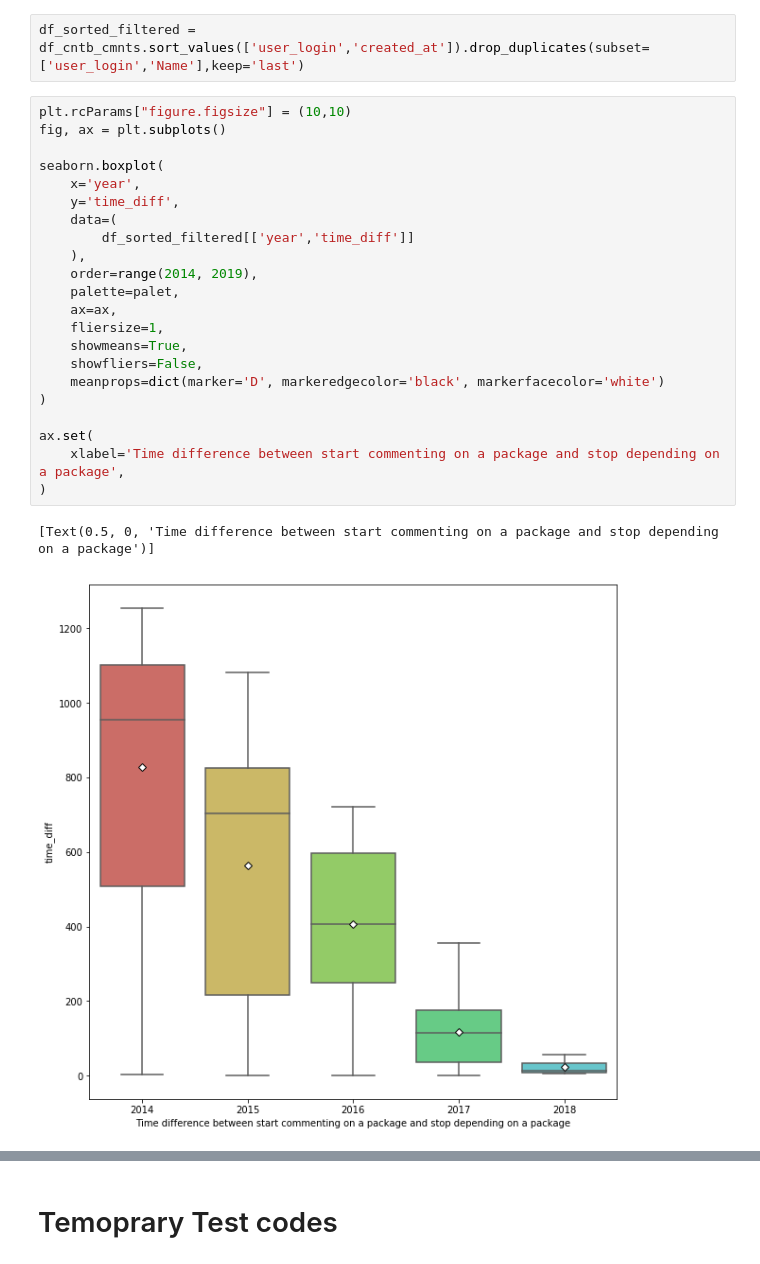
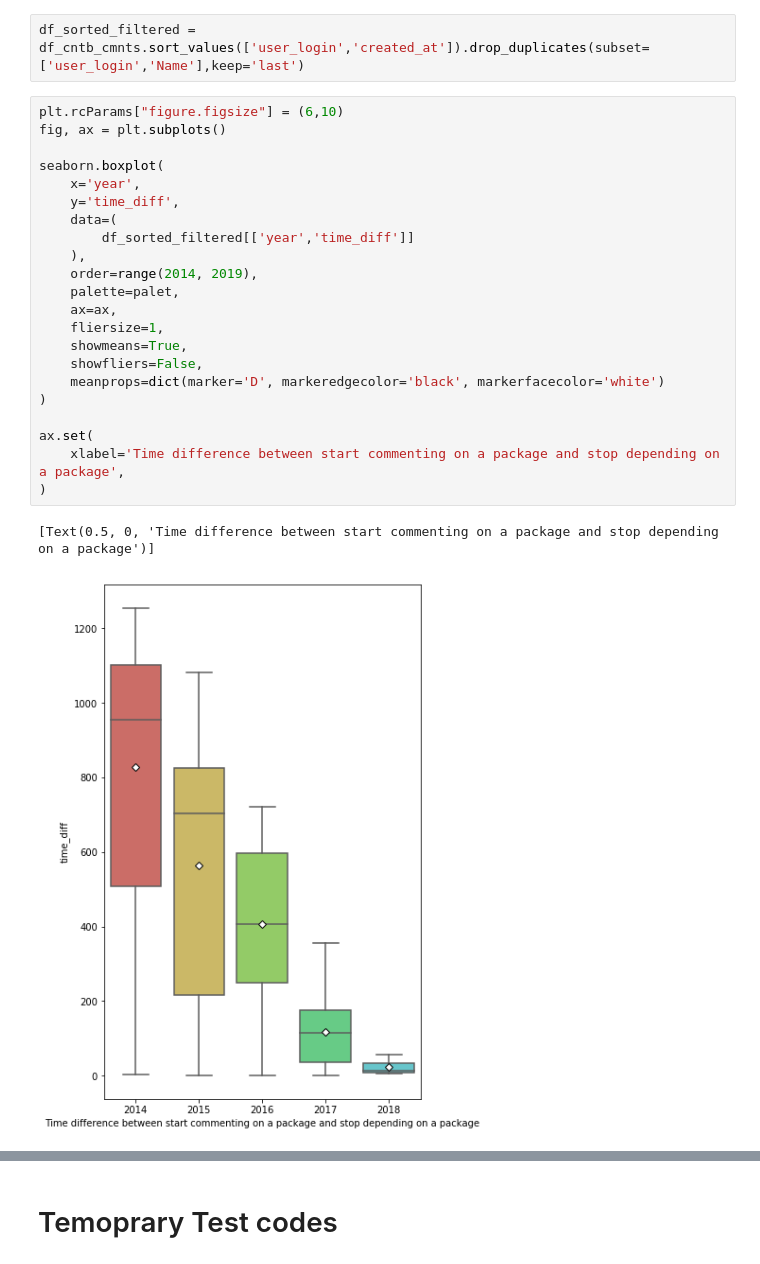
Before and after one commit to MehdiGol/PackagesDependencies-Contributors-Relationship, a Jupyter notebook: notebooks/Checking contributors relation.ipynb, the cells around one changed output, grey strips where cells are left out. Saved outputs shown, nothing was run; the diff lists cells and outputs as text.

```diff
--- a/notebooks/Checking contributors relation.ipynb
+++ b/notebooks/Checking contributors relation.ipynb
@@ -415,27 +403,27 @@ df_cntb_cmnts['year'] = df_cntb_cmnts.apply(lambda r: r['created_at'].year,axis=
 # %%
 df_sorted_filtered = df_cntb_cmnts.sort_values(['user_login','created_at']).drop_duplicates(subset=['user_login','Name'],keep='last')
 # %%
-plt.rcParams["figure.figsize"] = (10,10)
+plt.rcParams["figure.figsize"] = (6,10)
 fig, ax = plt.subplots()
 
 seaborn.boxplot(
     x='year',
     y='time_diff',
     data=(
         df_sorted_filtered[['year','time_diff']]
     ),
     order=range(2014, 2019),
     palette=palet,
     ax=ax,
     fliersize=1,
     showmeans=True,
     showfliers=False,
     meanprops=dict(marker='D', markeredgecolor='black', markerfacecolor='white')
 )
 
 ax.set(
     xlabel='Time difference between start commenting on a package and stop depending on a package',
 )
 # %% [output]
 [Text(0.5, 0, 'Time difference between start commenting on a package and stop depending on a package')]
-[figure, old version]
+[figure, new version]
```
Also changed, not shown: parts of 3 cells of this notebook.
